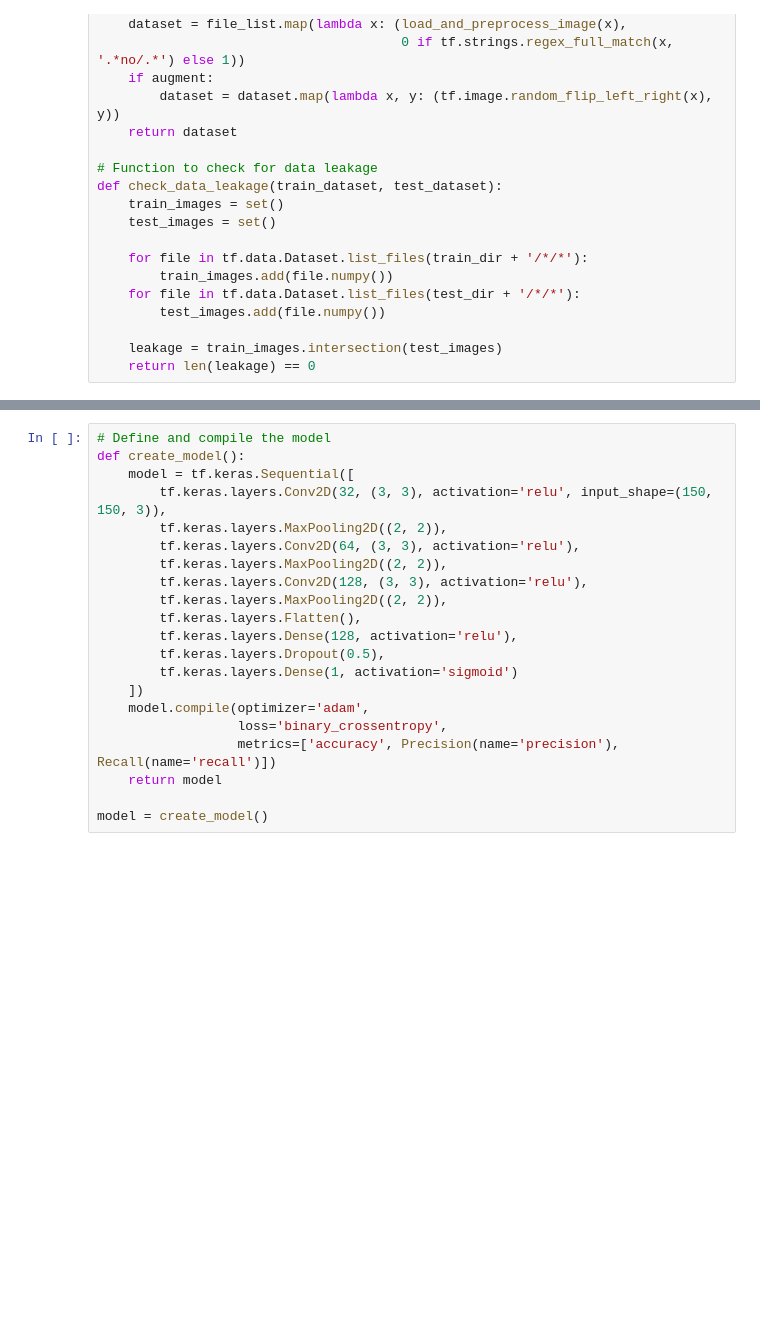
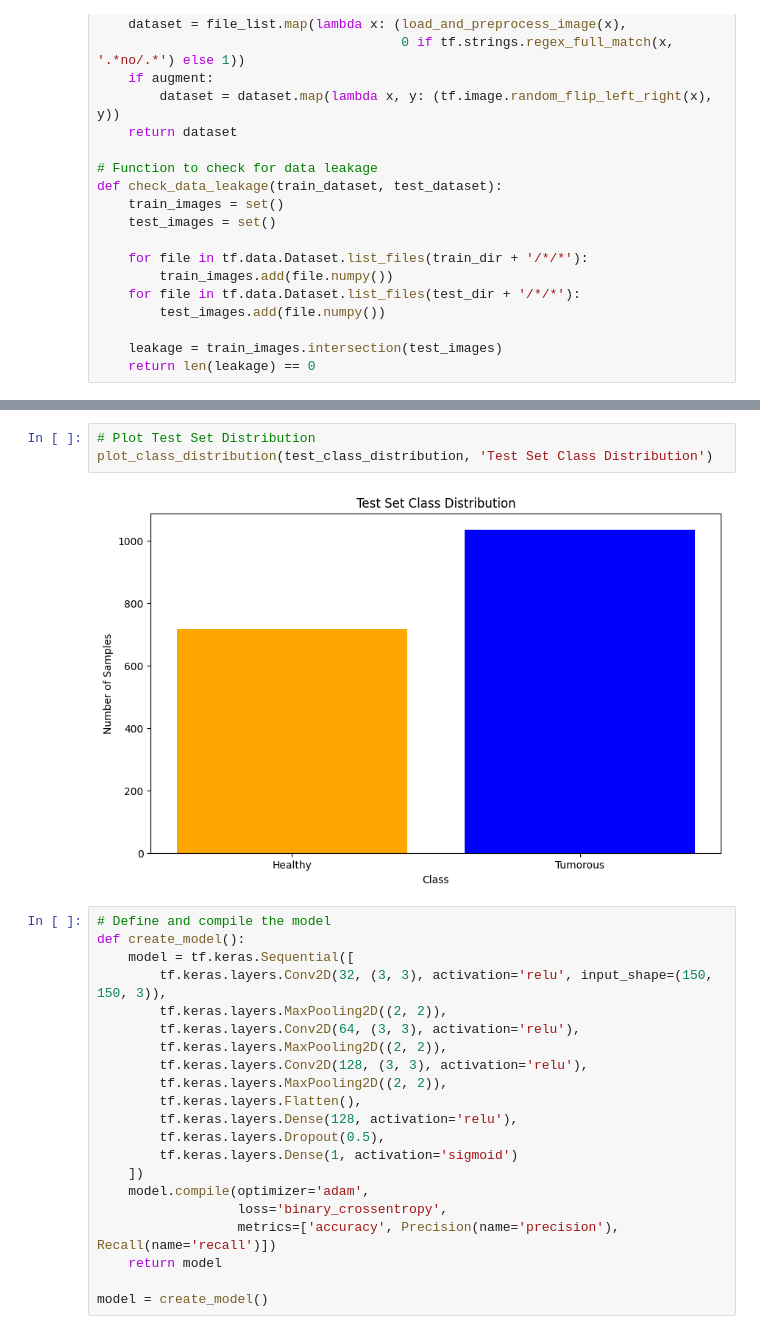
Before and after one commit to andrewb2011/CNNBrainScanProject, a Jupyter notebook: Brain_Tumor_Detection.ipynb, the cells around one changed output, grey strips where cells are left out. Cells and saved outputs as stored; diff of their text form; blank space fills up the shorter version.

```diff
--- a/Brain_Tumor_Detection.ipynb
+++ b/Brain_Tumor_Detection.ipynb
@@ -90,3 +115,8 @@ Test class distribution: Counter({1: 1035, 0: 717})
+# %%
+# Plot Test Set Distribution
+plot_class_distribution(test_class_distribution, 'Test Set Class Distribution')
+# %% [output]
+[figure, added]
 # %%
 # Define and compile the model
 def create_model():
```
Also changed, not shown: parts of 26 cells of this notebook.
